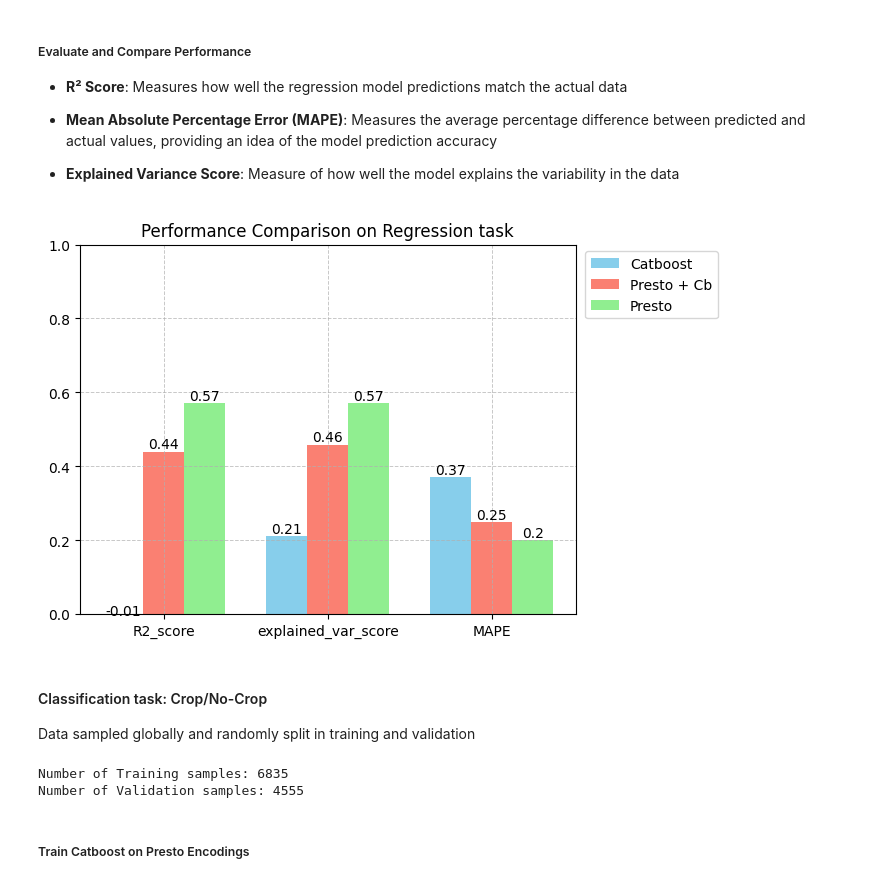
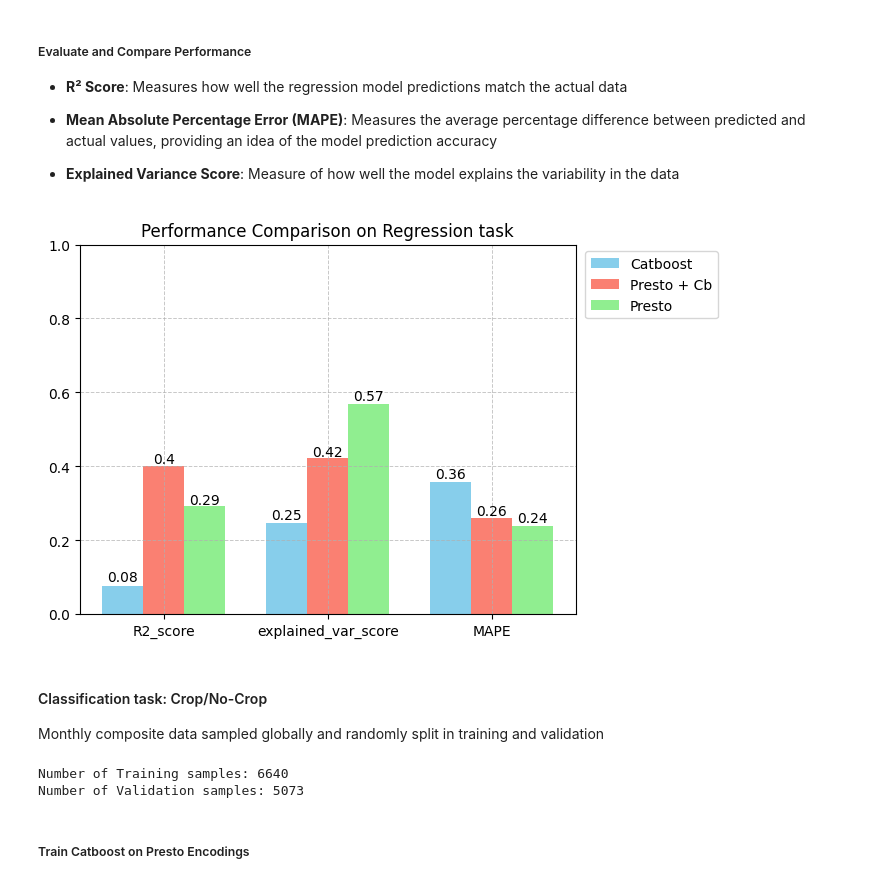
Before and after one commit to ScaleAGData/scaleag-vito, a Jupyter notebook: notebooks/demo_presto_few_shot_learning.ipynb, the cells around one changed output. Saved outputs shown, nothing was run; the diff lists cells and outputs as text; code cells hidden in the pictures.

```diff
--- a/notebooks/demo_presto_few_shot_learning.ipynb
+++ b/notebooks/demo_presto_few_shot_learning.ipynb
@@ -174,7 +168,12 @@ Number of Validation samples: 4186
 # %%
 dl_train = DataLoader(
-    ScaleAG10DDataset(
-        train_df, target_name="median_yield", task="regression"
+    ScaleAGDataset(
+        train_df,
+        target_name="median_yield",
+        task="regression",
+        num_timesteps=36,
+        upper_bound=120000,
+        lower_bound=10000,
     ),
     batch_size=256,
     shuffle=True,
@@ -182,8 +181,13 @@ dl_train = DataLoader(
 )
 
 dl_val = DataLoader(
-    ScaleAG10DDataset(
-        val_df, target_name="median_yield", task="regression"
+    ScaleAGDataset(
+        val_df,
+        target_name="median_yield",
+        task="regression",
+        num_timesteps=36,
+        upper_bound=120000,
+        lower_bound=10000,
     ),
     batch_size=256,
     shuffle=False,
@@ -200,6 +204,6 @@ presto_cbm = train_catboost_on_encodings(
     dl_train,
     presto_model=model_ft_10d_yield,
     task="regression",
-    cb_device="GPU"
+    # cb_device="GPU"
     )
 # %% [output]
@@ -213,21 +217,21 @@ TBB Warning: The number of workers is currently limited to 1. The request for 95
 train_cx, train_cy = prepare_data_for_cb(
     train_df,
     target_name="median_yield",
-    lower_bound=dl_train.dataset.LOWER_BOUND,
-    upper_bound=dl_train.dataset.UPPER_BOUND,
+    lower_bound=dl_train.dataset.lower_bound,
+    upper_bound=dl_train.dataset.upper_bound,
     )
 
 val_cx, val_cy = prepare_data_for_cb(
     val_df,
     target_name="median_yield",
-    lower_bound=dl_val.dataset.LOWER_BOUND,
-    upper_bound=dl_val.dataset.UPPER_BOUND,
+    lower_bound=dl_val.dataset.lower_bound,
+    upper_bound=dl_val.dataset.upper_bound,
     )
 # %%
 raw_cbm = cb.CatBoostRegressor(
     random_state=3,
     logging_level="Silent",
-    task_type="GPU",
+    # task_type="GPU",
     loss_function="RMSE",
     )
 train_pool = Pool(train_cx, train_cy)
@@ -243,42 +247,43 @@ raw_cbm.fit(train_pool);
 # %%
 metrics_presto, _, _ = evaluate(
     pretrained_model=model_ft_10d_yield,
     dl_val=dl_val,
     task="regression",
-    up_val=dl_val.dataset.UPPER_BOUND,
-    low_val=dl_val.dataset.LOWER_BOUND,
+    up_val=dl_val.dataset.upper_bound,
+    low_val=dl_val.dataset.lower_bound,
 )
 metrics_presto_cb, _, _ = evaluate(
     pretrained_model=model_ft_10d_yield,
     ds_model=presto_cbm,
     dl_val=dl_val,
     task="regression",
-    up_val=dl_val.dataset.UPPER_BOUND,
-    low_val=dl_val.dataset.LOWER_BOUND,
+    up_val=dl_val.dataset.upper_bound,
+    low_val=dl_val.dataset.lower_bound,
 )
 metrics_raw_cb, _, _ = evaluate_catboost(
     raw_cbm,
     val_cx,
     val_cy,
     task="regression",
-    up_val=dl_val.dataset.UPPER_BOUND,
-    low_val=dl_val.dataset.LOWER_BOUND,
+    up_val=dl_val.dataset.upper_bound,
+    low_val=dl_val.dataset.lower_bound,
 )
 compare_performance_regression(metrics_raw_cb, metrics_presto_cb, metrics_presto)
 # %% [output]
-[figure, old version]
+[figure, new version]
 # %% [markdown]
 #### Classification task: Crop/No-Crop
 
-Data sampled globally and randomly split in training and validation
+Monthly composite data sampled globally and randomly split in training and validation
 # %%
-wc_train_dataset = pd.read_parquet(
-    "/home/vito/millig/gio/data/presto_ft/rawts-10d_train.parquet"
+wc_dataset = pd.read_parquet(
+    "/home/vito/millig/gio/data/presto_ft/rawts-monthly_calval.parquet"
 )
 
-wc_val_dataset = pd.read_parquet(
-    "/home/vito/millig/gio/data/presto_ft/rawts-10d_val.parquet"
-)
+val_df = pd.read_csv("/home/vito/millig/gio/data/presto_ft/VAL_samples.csv")
+
+wc_train_dataset = wc_dataset[~wc_dataset["sample_id"].isin(val_df["sample_id"])]
+wc_val_dataset = wc_dataset[wc_dataset["sample_id"].isin(val_df["sample_id"])]
 
 wc_train_dataset = prepare_cropland_data_for_presto(wc_train_dataset, sample_frac=0.015)
 wc_val_dataset = prepare_cropland_data_for_presto(wc_val_dataset, sample_frac=0.04)
@@ -286,7 +291,7 @@ wc_val_dataset = prepare_cropland_data_for_presto(wc_val_dataset, sample_frac=0.
 print(f"Number of Training samples: {len(wc_train_dataset)}")
 print(f"Number of Validation samples: {len(wc_val_dataset)}")
 # %% [output]
-Number of Training samples: 6835
-Number of Validation samples: 4555
+Number of Training samples: 6640
+Number of Validation samples: 5073
 # %%
 wc_dl_train = DataLoader(
```
Also changed, not shown: parts of 7 cells of this notebook, 4 other files.
